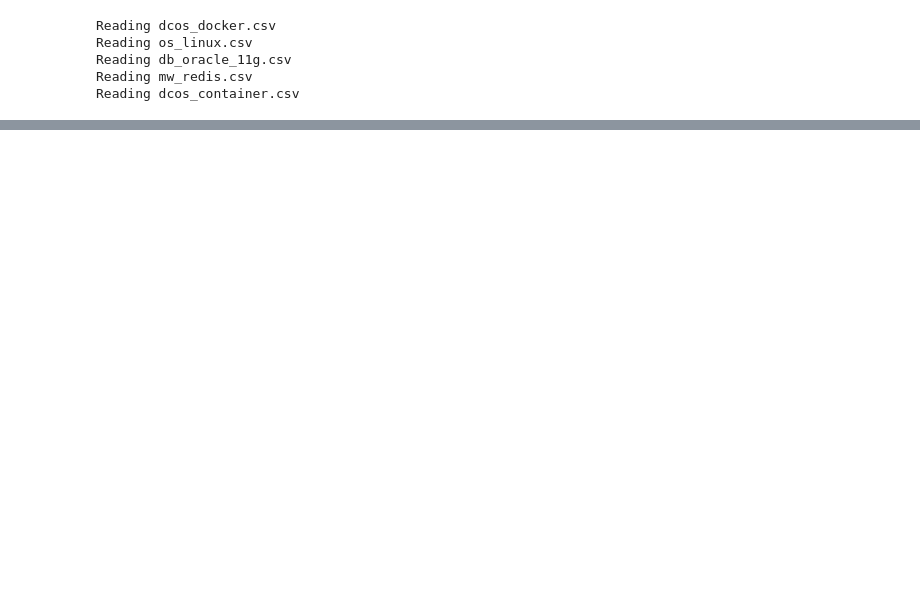
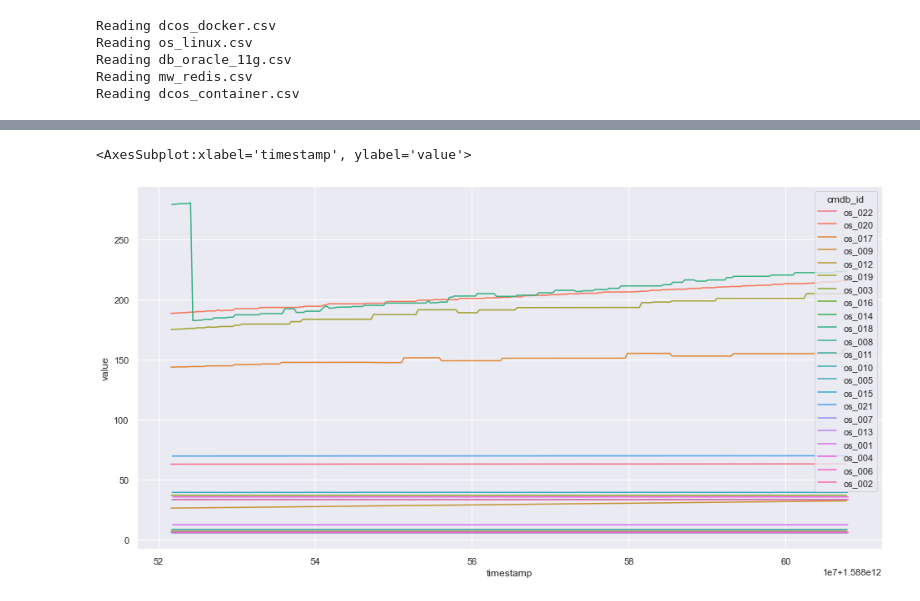
Before and after one commit to meng2468/AIOps-Challenge, a Jupyter notebook: eda/kpi.ipynb, the cells around one changed output, grey strips where cells are left out. Drawn from its saved outputs; the diff is of its cells as text; code cells hidden in the pictures; blank space fills up the shorter version.

```diff
--- a/eda/kpi.ipynb
+++ b/eda/kpi.ipynb
@@ -49,0 +124,5 @@ sns.lineplot(x='timestamp', y='value', hue='name', data=dock_04)
+# %%
+sns.lineplot(x='timestamp', y='value', hue='cmdb_id', data=df_os_linux[df_os_linux.name == 'FS_used_space'])
+# %% [output]
+<AxesSubplot:xlabel='timestamp', ylabel='value'>
+[figure, added]
```
Also changed, not shown: parts of 13 cells of this notebook, 4 other files.
